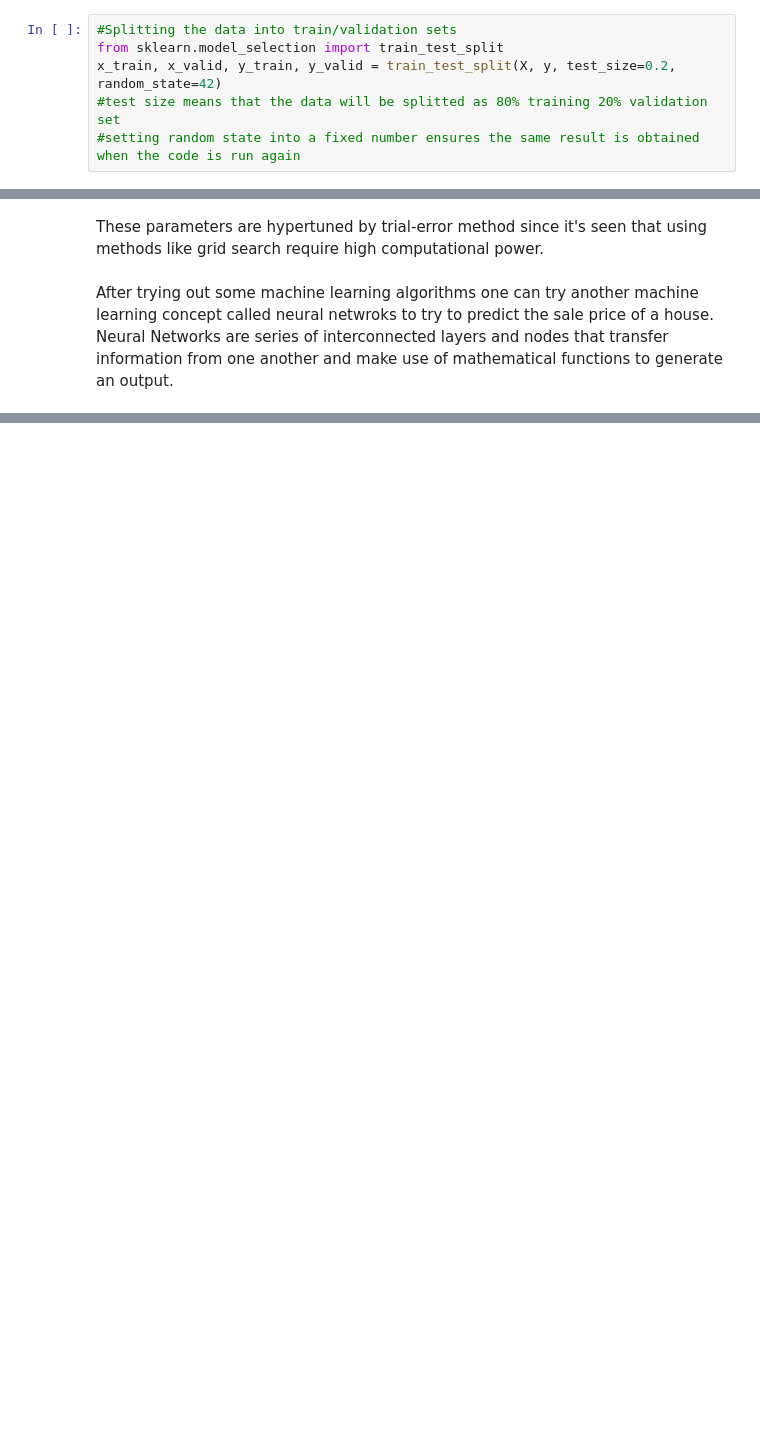
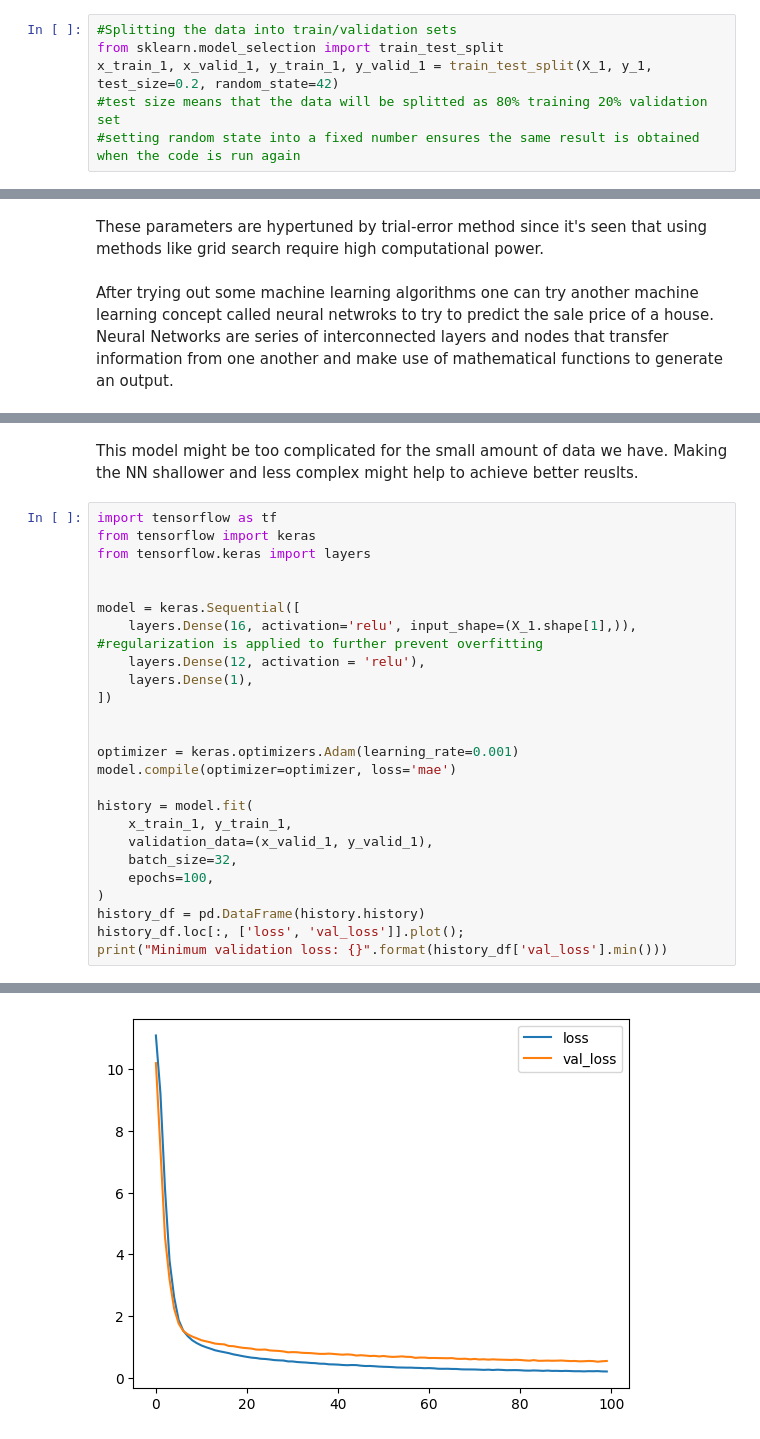
Before and after one commit to usserra/ML_Project_Housing_Prices, a Jupyter notebook: Poetry_VR_Environment/Predicting_Housing_Prices.ipynb, the cells around one changed output, grey strips where cells are left out. Cells and saved outputs as stored; diff of their text form; blank space fills up the shorter version.

```diff
--- a/Poetry_VR_Environment/Predicting_Housing_Prices.ipynb
+++ b/Poetry_VR_Environment/Predicting_Housing_Prices.ipynb
@@ -355,7 +307,7 @@ print(X, y)
 # %%
 #Splitting the data into train/validation sets
 from sklearn.model_selection import train_test_split
-x_train, x_valid, y_train, y_valid = train_test_split(X, y, test_size=0.2, random_state=42)
+x_train_1, x_valid_1, y_train_1, y_valid_1 = train_test_split(X_1, y_1, test_size=0.2, random_state=42)
 #test size means that the data will be splitted as 80% training 20% validation set
 #setting random state into a fixed number ensures the same result is obtained when the code is run again
 # %% [markdown]
@@ -535,0 +491,28 @@ The model with the most accurate results became XGBRegressor
+# %% [markdown]
+This model might be too complicated for the small amount of data we have. Making the NN shallower and less complex might help to achieve better reuslts.
+# %%
+import tensorflow as tf
+from tensorflow import keras
+from tensorflow.keras import layers
+
+
+model = keras.Sequential([
+    layers.Dense(16, activation='relu', input_shape=(X_1.shape[1],)), #regularization is applied to further prevent overfitting
+    layers.Dense(12, activation = 'relu'),
+    layers.Dense(1),
+])
+
+
+optimizer = keras.optimizers.Adam(learning_rate=0.001)
+model.compile(optimizer=optimizer, loss='mae')
+
+history = model.fit(
+    x_train_1, y_train_1,
+    validation_data=(x_valid_1, y_valid_1),
+    batch_size=32,
+    epochs=100,
+)
+history_df = pd.DataFrame(history.history)
+history_df.loc[:, ['loss', 'val_loss']].plot();
+print("Minimum validation loss: {}".format(history_df['val_loss'].min()))
+# %% [output]
@@ -535,0 +536 @@ The model with the most accurate results became XGBRegressor
+[figure, added]
```
Also changed, not shown: parts of 47 cells of this notebook, 7 other files.
